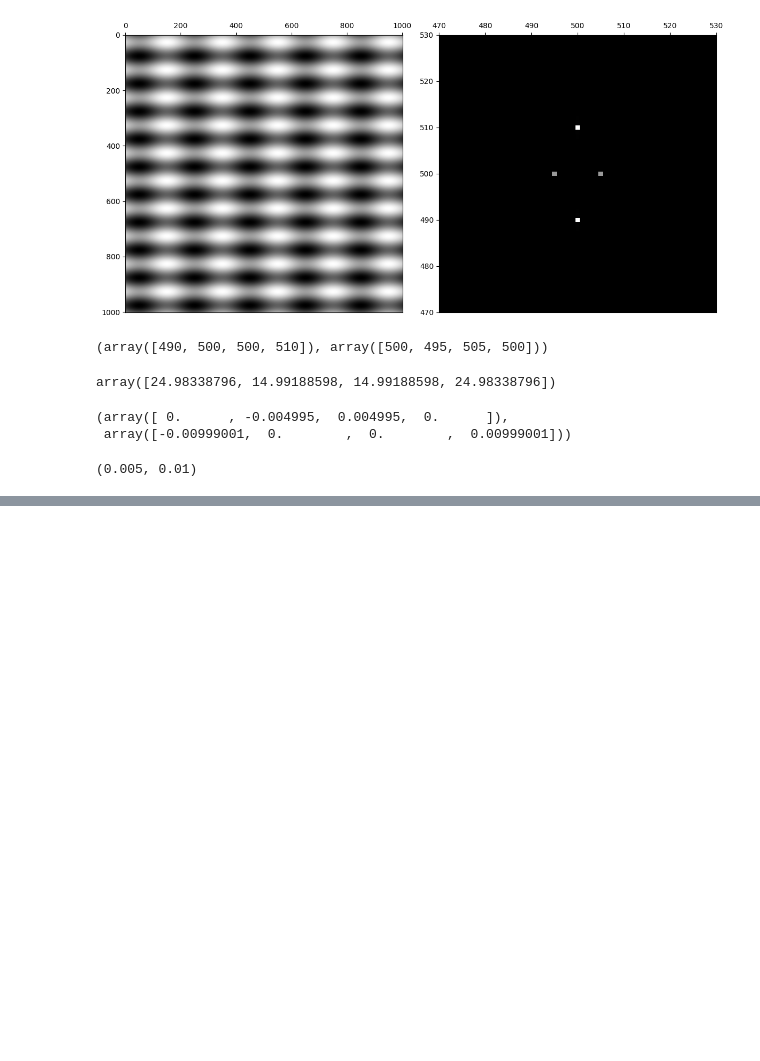
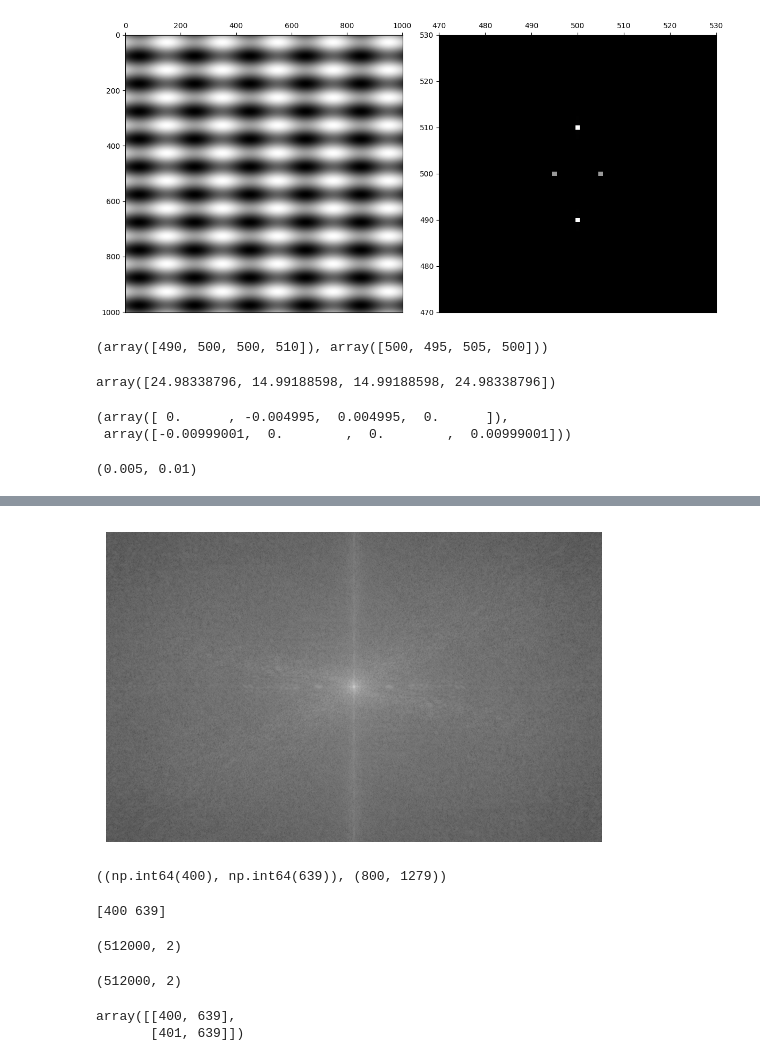
Before and after one commit to seafoodfry/ml-workspace, a Jupyter notebook: gpu-sandbox/vision/006-fourier.ipynb, the cells around one changed output, grey strips where cells are left out. Cells and saved outputs as stored; diff of their text form; code cells hidden in the pictures; blank space fills up the shorter version.

```diff
--- a/gpu-sandbox/vision/006-fourier.ipynb
+++ b/gpu-sandbox/vision/006-fourier.ipynb
@@ -625,0 +728,8 @@ freq_x[peak_indices[1]], freq_y[peak_indices[0]]
+# %%
+def comp_fft2d(image):
+    ft = np.fft.ifftshift(image)
+    ft = np.fft.fft2(ft)
+    ft = np.fft.fftshift(ft)
+    return ft, ft / image.size
+# %%
+gray_fft, norm_gray_fft = comp_fft2d( CACHE['mountains'].gray() )
@@ -625,0 +744,17 @@ freq_x[peak_indices[1]], freq_y[peak_indices[0]]
+# %%
+# You display the logarithm of the Fourier transform using np.log()
+# as this allows you to see what’s going on better. Without this change,
+# the constant term at the centre of the Fourier transform would be so much
+# brighter than all the other points that everything else will appear black.
+# You’d be “blinded” by this one, central dot.
+
+plt.imshow(np.log(np.abs(norm_gray_fft)), cmap='gray')
+plt.axis('off')
+
+plt.show()
+# %% [output]
+[figure, added]
+# %%
+np.unravel_index( np.argmax(norm_gray_fft), norm_gray_fft.shape ), norm_gray_fft.shape
+# %% [output]
+((np.int64(400), np.int64(639)), (800, 1279))
@@ -625,0 +763,38 @@ freq_x[peak_indices[1]], freq_y[peak_indices[0]]
+# %%
+height = fft_result.shape[0]
+width = fft_result.shape[1]
+centre_col = width // 2
+centre_y = height // 2
+
+# Create grid for right half.
+y, x = np.ogrid[:height, centre_col:width]
+
+# For the right half, the center_x should be 0 since we're starting from centre_col.
+distances = np.sqrt(np.square(x - 0) + np.square(y - centre_y))
+
+# Get coordinates sorted by distance from center.
+coords = np.column_stack(np.where(distances >= 0))
+
+# Add back the centre_col offset to x-coordinates.
+coords[:, 1] += centre_col
+
+# Sort by distances.
+sorted_coords = coords[np.argsort(distances.ravel())]
+
+# Now this should give you [400, 639] (assuming height=800)
+print(sorted_coords[0])
+# %% [output]
+[400 639]
+# %%
+sorted_coords.shape
+# %% [output]
+(512000, 2)
+# %%
+sorted_coords.shape
+# %% [output]
+(512000, 2)
+# %%
+sorted_coords[:2]
+# %% [output]
+array([[400, 639],
+       [401, 639]])
```
Also changed, not shown: parts of 22 cells of this notebook.
